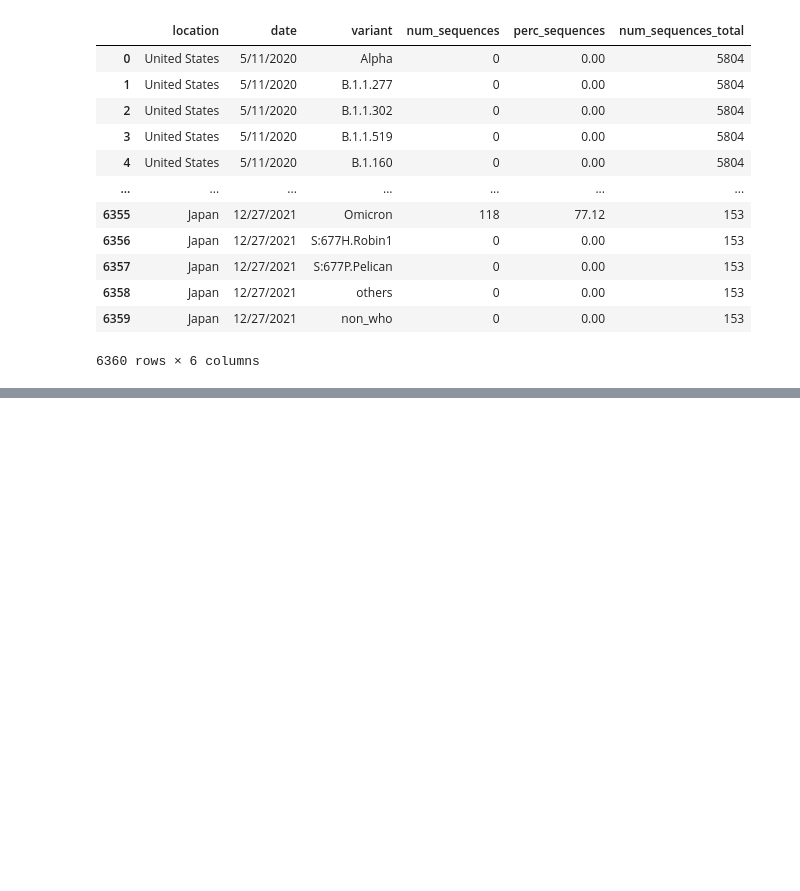
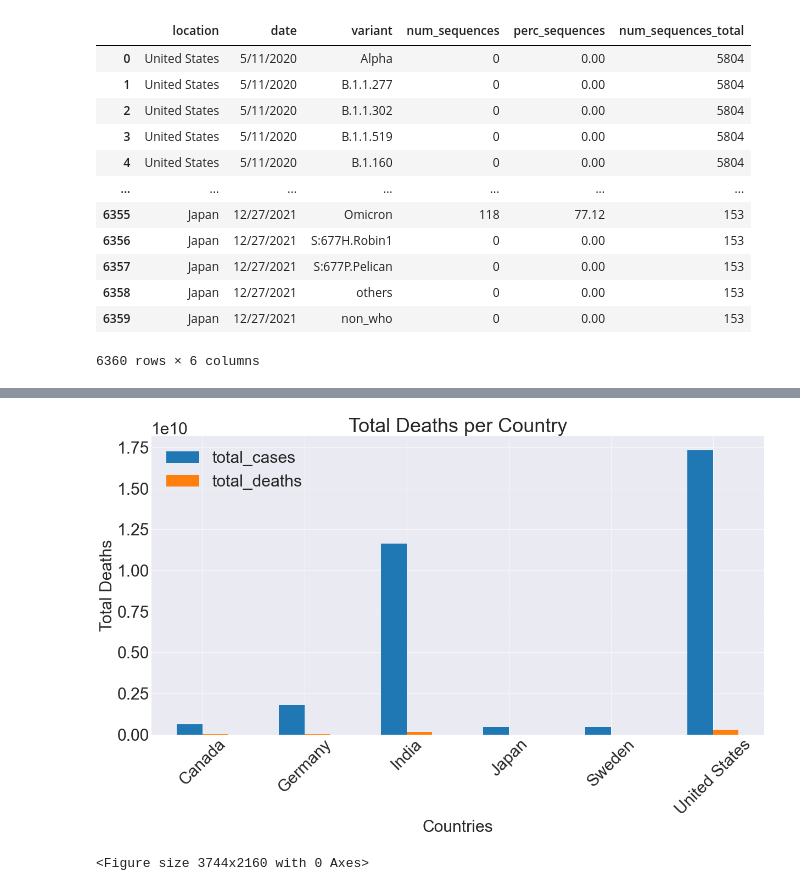
Before and after one commit to ranusuri/Team-A-Project-1, a Jupyter notebook: Setordji_Abotsi/Covid_Data_Analysis.1.ipynb, the cells around one changed output, grey strips where cells are left out. Cells and saved outputs as stored; diff of their text form; code cells hidden in the pictures; blank space fills up the shorter version.

```diff
--- a/Setordji_Abotsi/Covid_Data_Analysis.1.ipynb
+++ b/Setordji_Abotsi/Covid_Data_Analysis.1.ipynb
@@ -79,0 +251,4 @@ MergeError: No common columns to perform merge on. Merge options: left_on=None,
+# %%
+# Concatenating total cases and total deaths of the six countries into one data frame
+group_six_cases_deaths_df = pd.concat([group_six_cases_df, group_six_deaths_df], axis=1)
+group_six_cases_deaths_df
@@ -79,0 +264,12 @@ MergeError: No common columns to perform merge on. Merge options: left_on=None,
+# %%
+# Generate a bar plot showing the total covid deaths by country.
+group_six_cases_deaths_df.plot(kind="bar", figsize=(20,10), rot=45)
+plt.title("Total Deaths per Country")
+plt.ylabel("Total Deaths")
+plt.xlabel("Countries")
+plt.rc("font", size=30)
+plt.show()
+plt.tight_layout()
+# %% [output]
+[figure, added]
+<Figure size 3744x2160 with 0 Axes>
```
Also changed, not shown: parts of 25 cells of this notebook, 5 other files.
